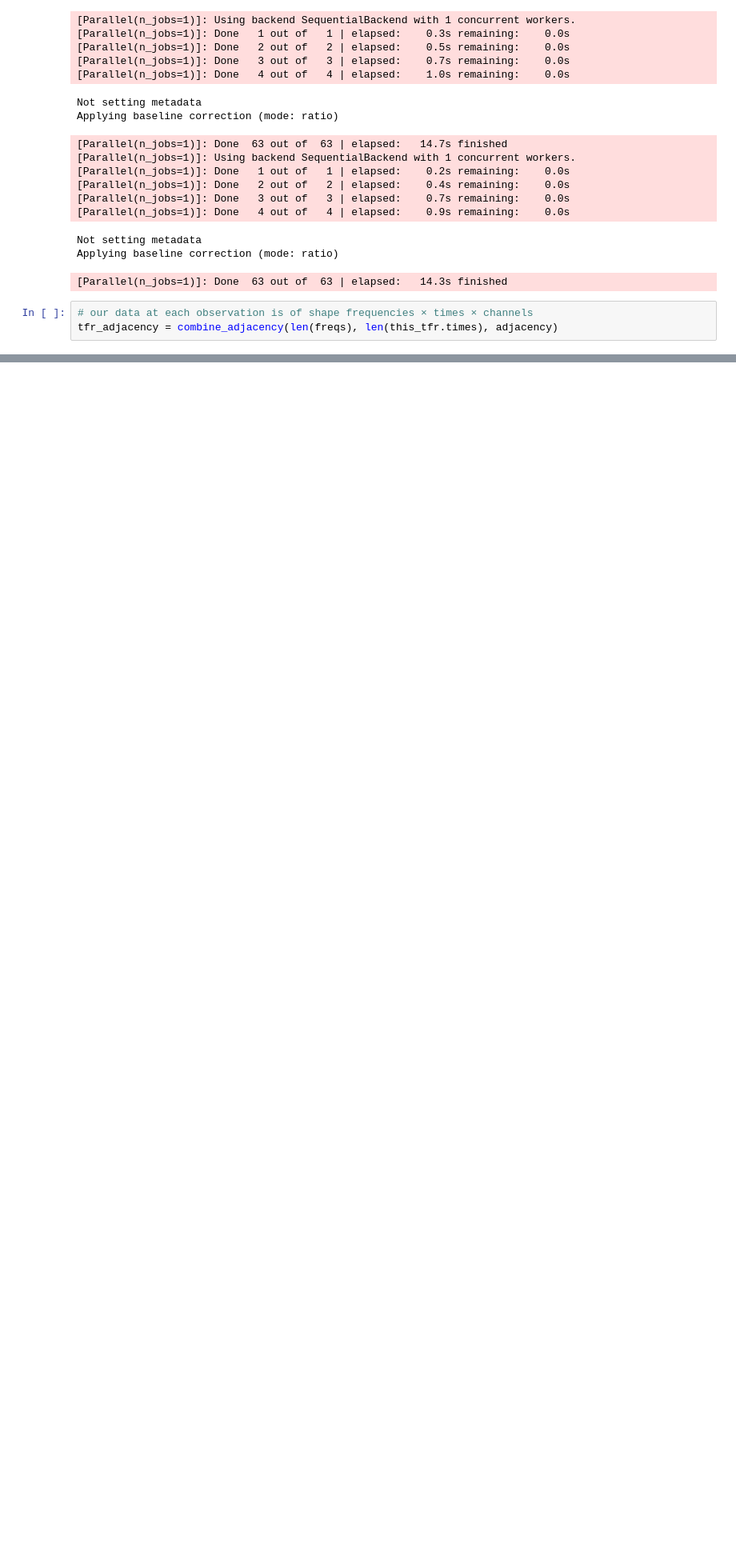
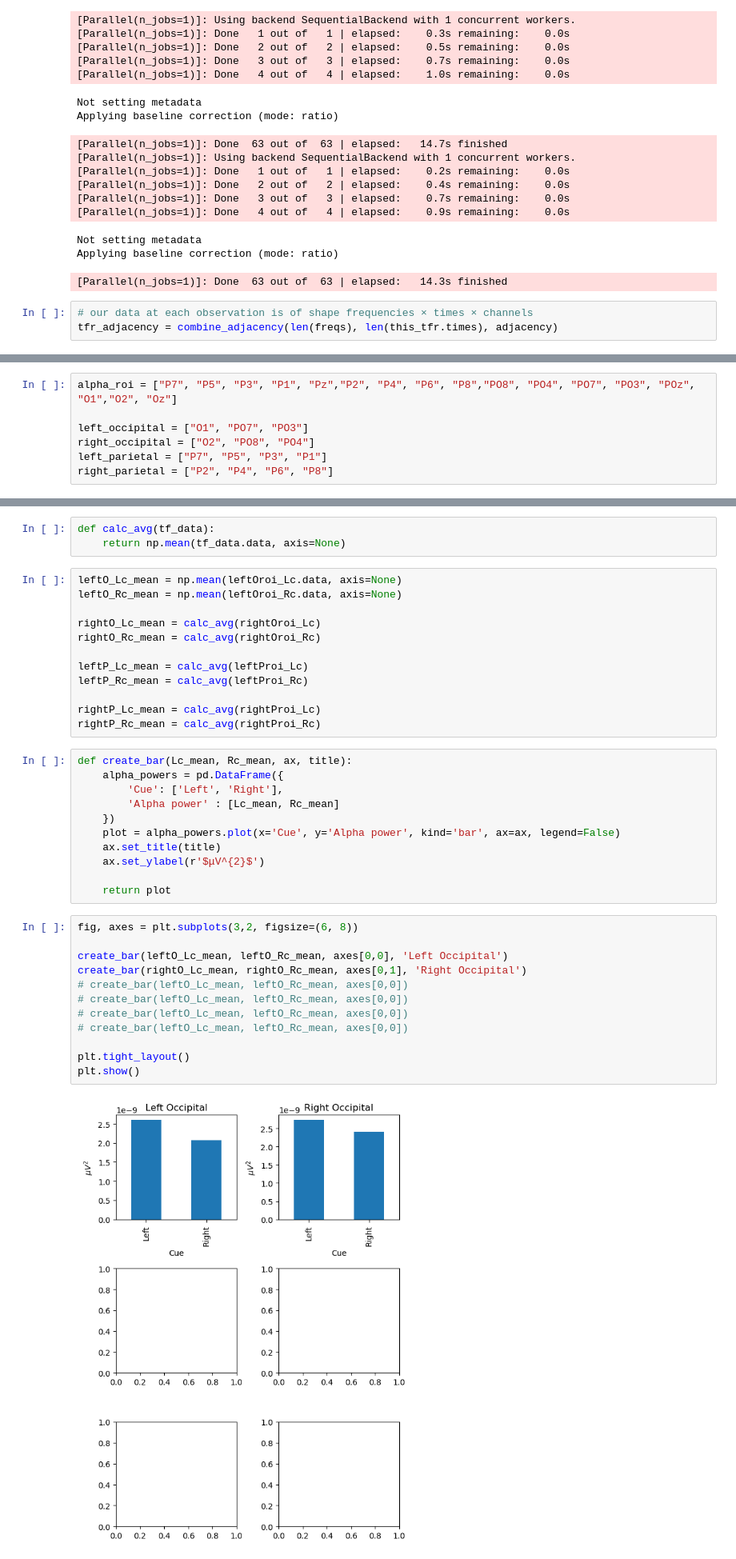
Before and after one commit to locua/time-frequency-analysis, a Jupyter notebook: cluster_stats.ipynb, the cells around one changed output, grey strips where cells are left out. Shown: that part at 80% size. Saved outputs shown, nothing was run; the diff lists cells and outputs as text; blank space fills up the shorter version.

```diff
--- a/cluster_stats.ipynb
+++ b/cluster_stats.ipynb
@@ -736,0 +926,7 @@ If adjacency was computed for a source space, try using the fwd["src"] or inv["s
+# %%
+alpha_roi = ["P7", "P5", "P3", "P1", "Pz","P2", "P4", "P6", "P8","PO8", "PO4", "PO7", "PO3", "POz", "O1","O2", "Oz"]
+
+left_occipital = ["O1", "PO7", "PO3"]
+right_occipital = ["O2", "PO8", "PO4"]
+left_parietal = ["P7", "P5", "P3", "P1"]
+right_parietal = ["P2", "P4", "P6", "P8"]
@@ -736,0 +978,40 @@ If adjacency was computed for a source space, try using the fwd["src"] or inv["s
+# %%
+def calc_avg(tf_data):
+    return np.mean(tf_data.data, axis=None)
+# %%
+leftO_Lc_mean = np.mean(leftOroi_Lc.data, axis=None)
+leftO_Rc_mean = np.mean(leftOroi_Rc.data, axis=None)
+
+rightO_Lc_mean = calc_avg(rightOroi_Lc)
+rightO_Rc_mean = calc_avg(rightOroi_Rc)
+
+leftP_Lc_mean = calc_avg(leftProi_Lc)
+leftP_Rc_mean = calc_avg(leftProi_Rc)
+
+rightP_Lc_mean = calc_avg(rightProi_Lc)
+rightP_Rc_mean = calc_avg(rightProi_Rc)
+# %%
+def create_bar(Lc_mean, Rc_mean, ax, title):
+    alpha_powers = pd.DataFrame({
+        'Cue': ['Left', 'Right'],
+        'Alpha power' : [Lc_mean, Rc_mean]
+    })
+    plot = alpha_powers.plot(x='Cue', y='Alpha power', kind='bar', ax=ax, legend=False)
+    ax.set_title(title)
+    ax.set_ylabel(r'$μV^{2}$')
+
+    return plot
+# %%
+fig, axes = plt.subplots(3,2, figsize=(6, 8))
+
+create_bar(leftO_Lc_mean, leftO_Rc_mean, axes[0,0], 'Left Occipital')
+create_bar(rightO_Lc_mean, rightO_Rc_mean, axes[0,1], 'Right Occipital')
+# create_bar(leftO_Lc_mean, leftO_Rc_mean, axes[0,0])
+# create_bar(leftO_Lc_mean, leftO_Rc_mean, axes[0,0])
+# create_bar(leftO_Lc_mean, leftO_Rc_mean, axes[0,0])
+# create_bar(leftO_Lc_mean, leftO_Rc_mean, axes[0,0])
+
+plt.tight_layout()
+plt.show()
+# %% [output]
+[figure, added]
```
Also changed, not shown: parts of 9 cells of this notebook.
